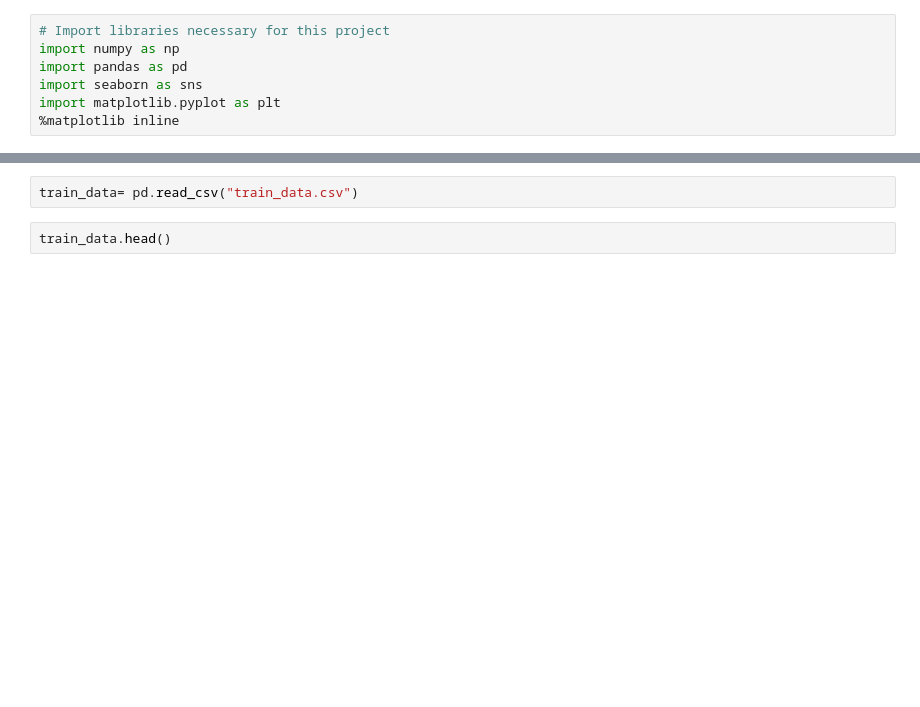
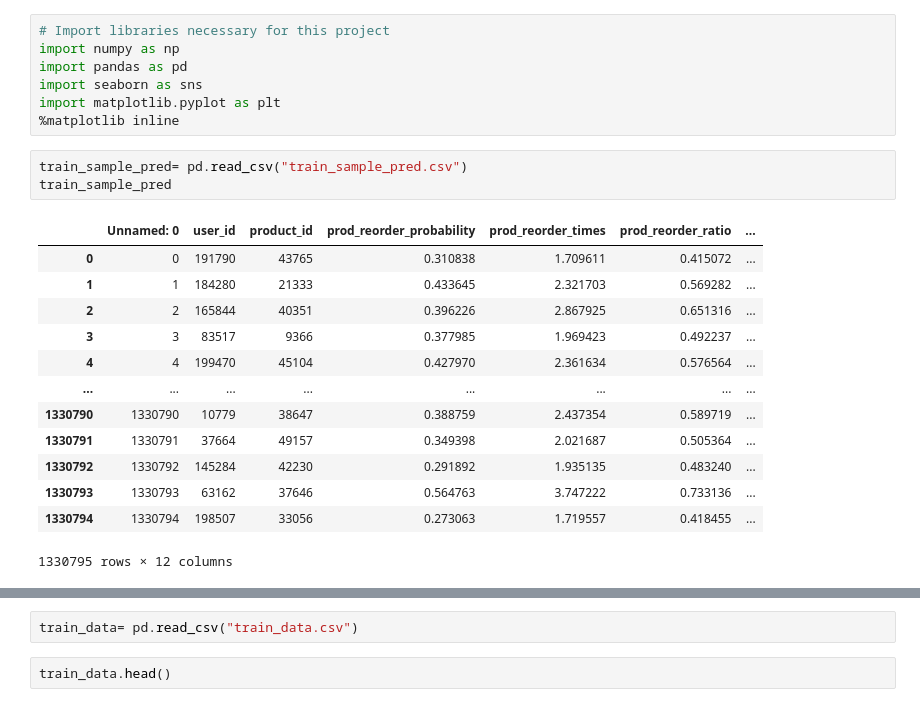
Before and after one commit to LoriWLY/prod, a Jupyter notebook: density plot split by target variable.ipynb, the cells around one changed output, grey strips where cells are left out. Drawn from its saved outputs; the diff is of its cells as text; blank space fills up the shorter version.

```diff
--- a/density plot split by target variable.ipynb
+++ b/density plot split by target variable.ipynb
@@ -5,3 +5,20 @@ import pandas as pd
 import seaborn as sns
 import matplotlib.pyplot as plt
 %matplotlib inline
+# %%
+train_sample_pred= pd.read_csv("train_sample_pred.csv")
+train_sample_pred
+# %% [output]
+|  | Unnamed: 0 | user_id | product_id | prod_reorder_probability | prod_reorder_times | prod_reorder_ratio | ... |
+| 0 | 0 | 191790 | 43765 | 0.310838 | 1.709611 | 0.415072 | ... |
+| 1 | 1 | 184280 | 21333 | 0.433645 | 2.321703 | 0.569282 | ... |
+| 2 | 2 | 165844 | 40351 | 0.396226 | 2.867925 | 0.651316 | ... |
+| 3 | 3 | 83517 | 9366 | 0.377985 | 1.969423 | 0.492237 | ... |
+| 4 | 4 | 199470 | 45104 | 0.427970 | 2.361634 | 0.576564 | ... |
+| ... | ... | ... | ... | ... | ... | ... | ... |
+| 1330790 | 1330790 | 10779 | 38647 | 0.388759 | 2.437354 | 0.589719 | ... |
+| 1330791 | 1330791 | 37664 | 49157 | 0.349398 | 2.021687 | 0.505364 | ... |
+| 1330792 | 1330792 | 145284 | 42230 | 0.291892 | 1.935135 | 0.483240 | ... |
+| 1330793 | 1330793 | 63162 | 37646 | 0.564763 | 3.747222 | 0.733136 | ... |
+| 1330794 | 1330794 | 198507 | 33056 | 0.273063 | 1.719557 | 0.418455 | ... |
+1330795 rows × 12 columns
```
Also changed, not shown: parts of 1 cell of this notebook.
